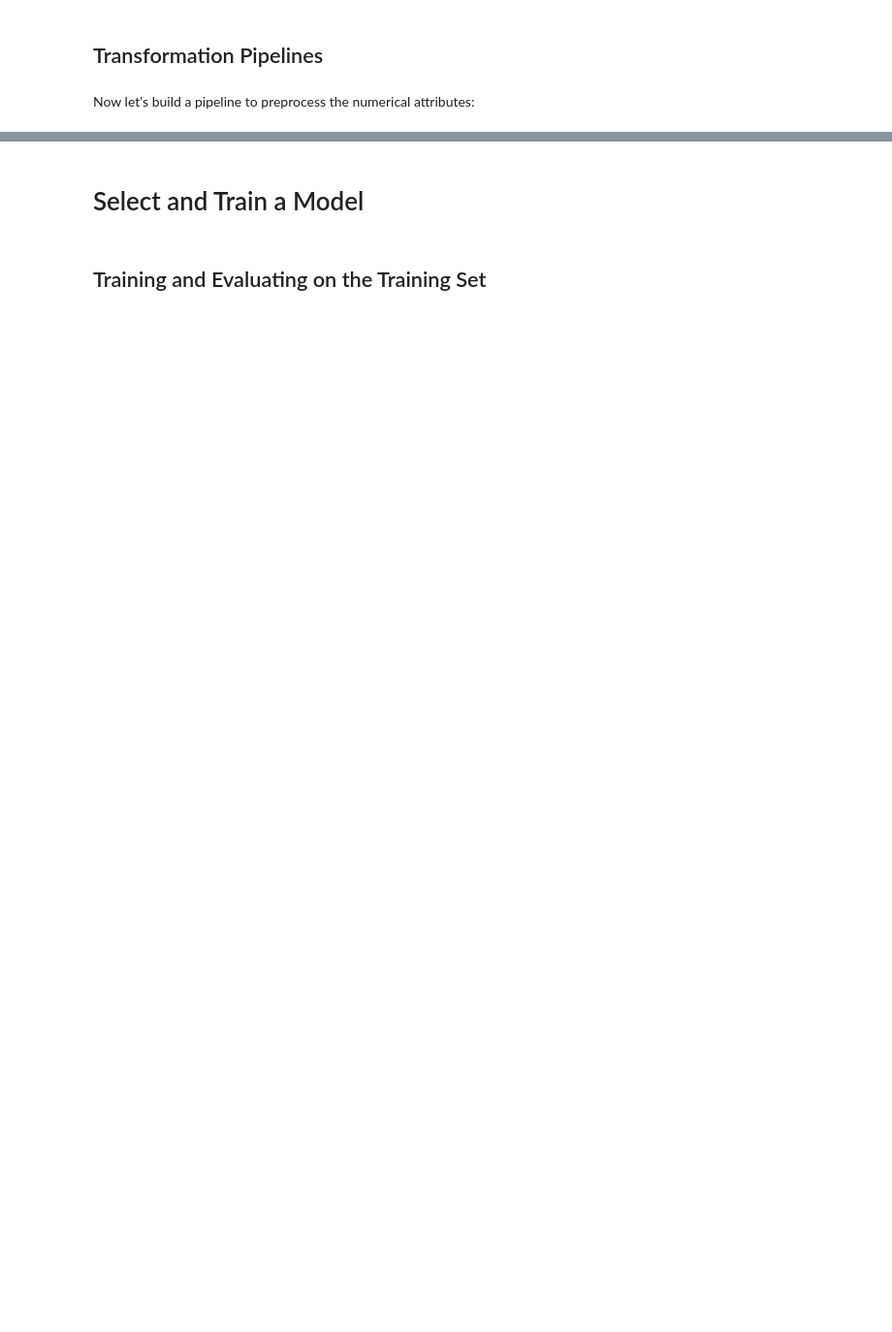
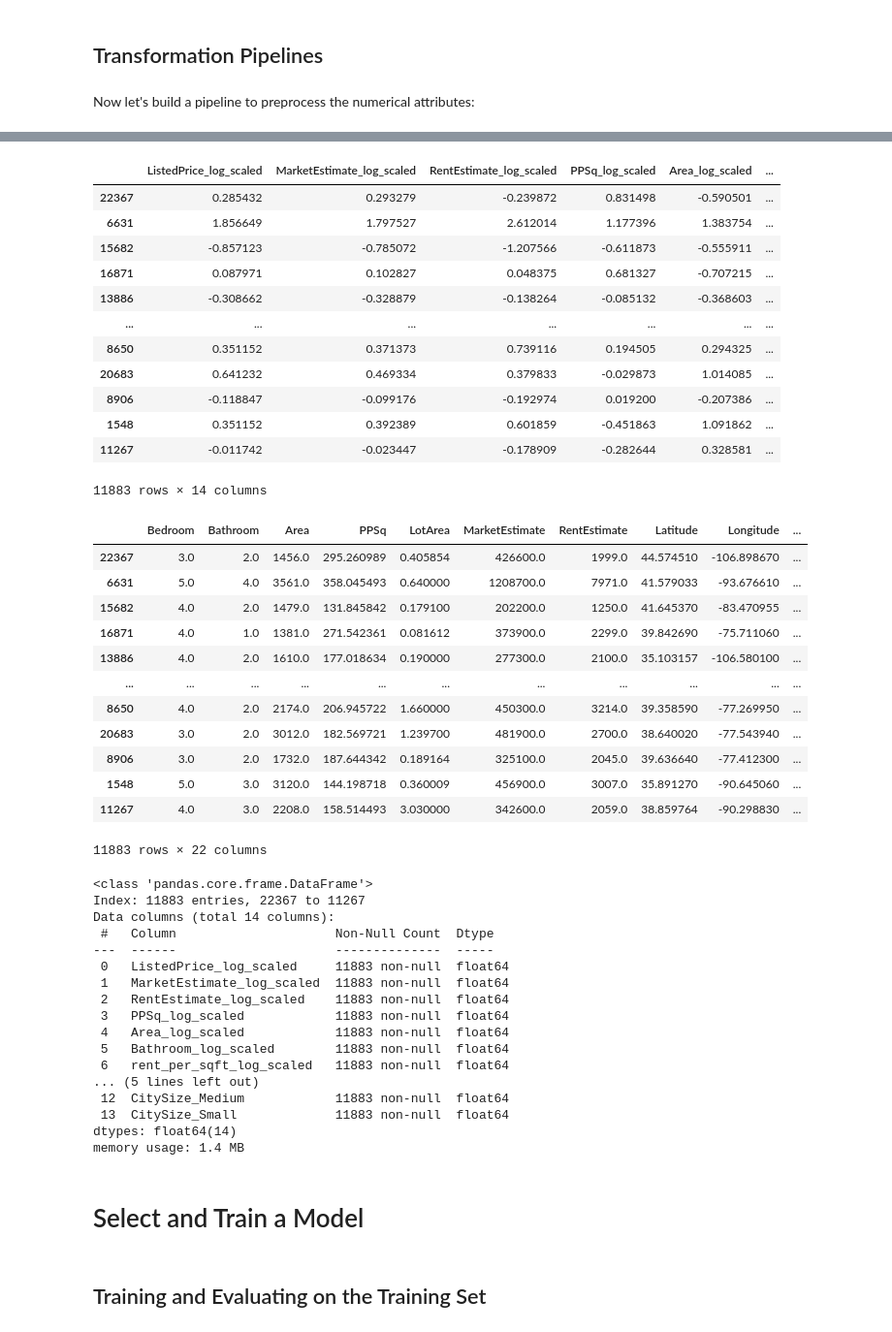
Before and after one commit to Kevin-Wang-McGill/USA-Housing-Price-Prediction, a Jupyter notebook: Housing_Price_Regression_Problem.ipynb, the cells around one changed output, grey strips where cells are left out. Shown at 97% size. Drawn from its saved outputs; the diff is of its cells as text; code cells hidden in the pictures; blank space fills up the shorter version.

```diff
--- a/Housing_Price_Regression_Problem.ipynb
+++ b/Housing_Price_Regression_Problem.ipynb
@@ -1189,3 +1166,64 @@ array(['bedrooms__ratio', 'rooms_per_house__ratio',
+# %%
+price_features = [
+     'MarketEstimate', 'RentEstimate',
+    'PPSq', 'Area', 'Bathroom', 'rent_per_sqft'
+]
+
+categorical_features = [
+    'Region_Midwest', 'Region_Northeast', 'Region_South', 'Region_West',
+    'CitySize_Large', 'CitySize_Medium', 'CitySize_Small'
+]
+
+# Combine transformed numeric and categorical features
+final_features = pd.concat([scaled_df, housing[categorical_features]], axis=1)
+#final_features = final_features.drop(ListedPrice_log_scaled)
+display(final_features)
+display(housing)
+final_features.info()
+# %% [output]
+|  | ListedPrice_log_scaled | MarketEstimate_log_scaled | RentEstimate_log_scaled | PPSq_log_scaled | Area_log_scaled | ... |
+| 22367 | 0.285432 | 0.293279 | -0.239872 | 0.831498 | -0.590501 | ... |
+| 6631 | 1.856649 | 1.797527 | 2.612014 | 1.177396 | 1.383754 | ... |
+| 15682 | -0.857123 | -0.785072 | -1.207566 | -0.611873 | -0.555911 | ... |
+| 16871 | 0.087971 | 0.102827 | 0.048375 | 0.681327 | -0.707215 | ... |
+| 13886 | -0.308662 | -0.328879 | -0.138264 | -0.085132 | -0.368603 | ... |
+| ... | ... | ... | ... | ... | ... | ... |
+| 8650 | 0.351152 | 0.371373 | 0.739116 | 0.194505 | 0.294325 | ... |
+| 20683 | 0.641232 | 0.469334 | 0.379833 | -0.029873 | 1.014085 | ... |
+| 8906 | -0.118847 | -0.099176 | -0.192974 | 0.019200 | -0.207386 | ... |
+| 1548 | 0.351152 | 0.392389 | 0.601859 | -0.451863 | 1.091862 | ... |
+| 11267 | -0.011742 | -0.023447 | -0.178909 | -0.282644 | 0.328581 | ... |
+11883 rows × 14 columns
+|  | Bedroom | Bathroom | Area | PPSq | LotArea | MarketEstimate | RentEstimate | Latitude | Longitude | ... |
+| 22367 | 3.0 | 2.0 | 1456.0 | 295.260989 | 0.405854 | 426600.0 | 1999.0 | 44.574510 | -106.898670 | ... |
+| 6631 | 5.0 | 4.0 | 3561.0 | 358.045493 | 0.640000 | 1208700.0 | 7971.0 | 41.579033 | -93.676610 | ... |
+| 15682 | 4.0 | 2.0 | 1479.0 | 131.845842 | 0.179100 | 202200.0 | 1250.0 | 41.645370 | -83.470955 | ... |
+| 16871 | 4.0 | 1.0 | 1381.0 | 271.542361 | 0.081612 | 373900.0 | 2299.0 | 39.842690 | -75.711060 | ... |
+| 13886 | 4.0 | 2.0 | 1610.0 | 177.018634 | 0.190000 | 277300.0 | 2100.0 | 35.103157 | -106.580100 | ... |
+| ... | ... | ... | ... | ... | ... | ... | ... | ... | ... | ... |
+| 8650 | 4.0 | 2.0 | 2174.0 | 206.945722 | 1.660000 | 450300.0 | 3214.0 | 39.358590 | -77.269950 | ... |
+| 20683 | 3.0 | 2.0 | 3012.0 | 182.569721 | 1.239700 | 481900.0 | 2700.0 | 38.640020 | -77.543940 | ... |
+| 8906 | 3.0 | 2.0 | 1732.0 | 187.644342 | 0.189164 | 325100.0 | 2045.0 | 39.636640 | -77.412300 | ... |
+| 1548 | 5.0 | 3.0 | 3120.0 | 144.198718 | 0.360009 | 456900.0 | 3007.0 | 35.891270 | -90.645060 | ... |
+| 11267 | 4.0 | 3.0 | 2208.0 | 158.514493 | 3.030000 | 342600.0 | 2059.0 | 38.859764 | -90.298830 | ... |
+11883 rows × 22 columns
+<class 'pandas.core.frame.DataFrame'>
+Index: 11883 entries, 22367 to 11267
+Data columns (total 14 columns):
+ #   Column                     Non-Null Count  Dtype
+---  ------                     --------------  -----
+ 0   ListedPrice_log_scaled     11883 non-null  float64
+ 1   MarketEstimate_log_scaled  11883 non-null  float64
+ 2   RentEstimate_log_scaled    11883 non-null  float64
+ 3   PPSq_log_scaled            11883 non-null  float64
+ 4   Area_log_scaled            11883 non-null  float64
+ 5   Bathroom_log_scaled        11883 non-null  float64
+ 6   rent_per_sqft_log_scaled   11883 non-null  float64
+... (5 lines left out)
+ 12  CitySize_Medium            11883 non-null  float64
+ 13  CitySize_Small             11883 non-null  float64
+dtypes: float64(14)
+memory usage: 1.4 MB
 # %% [markdown]
 # Select and Train a Model
 # %% [markdown]
```
Also changed, not shown: parts of 110 cells of this notebook.
